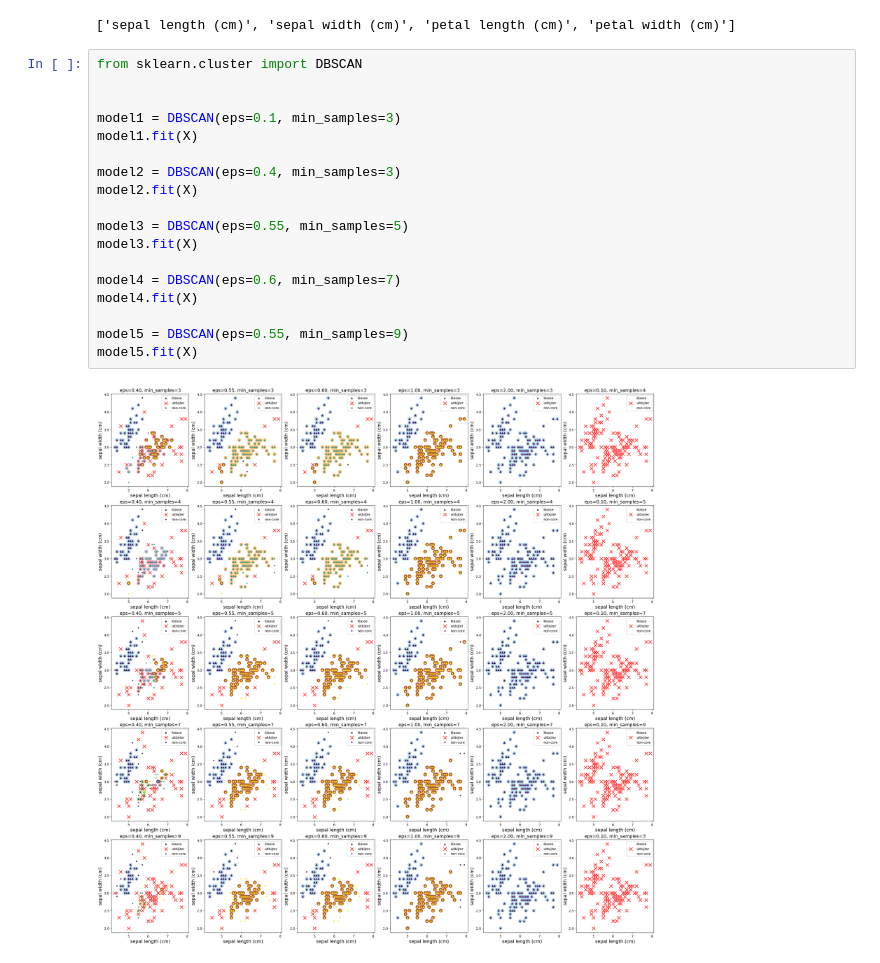
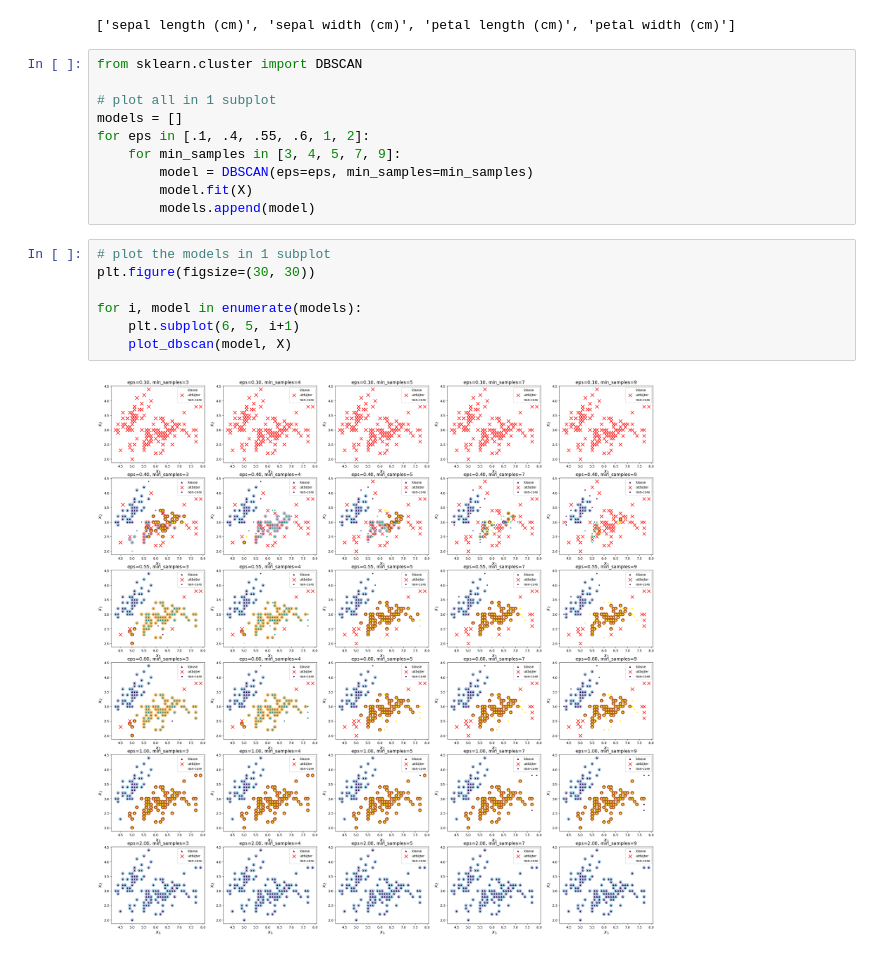
Before and after one commit to graatje/Machine-Learning, a Jupyter notebook: Opdracht DBSCAN.ipynb, the cells around one changed output. Drawn from its saved outputs; the diff is of its cells as text.

Commit message:
hope dbscan fix

```diff
--- a/Opdracht DBSCAN.ipynb
+++ b/Opdracht DBSCAN.ipynb
@@ -62,21 +62,19 @@ print(iris.feature_names)
 # %%
 from sklearn.cluster import DBSCAN
 
-
-model1 = DBSCAN(eps=0.1, min_samples=3)
-model1.fit(X)
-
-model2 = DBSCAN(eps=0.4, min_samples=3)
-model2.fit(X)
-
-model3 = DBSCAN(eps=0.55, min_samples=5)
-model3.fit(X)
-
-model4 = DBSCAN(eps=0.6, min_samples=7)
-model4.fit(X)
-
-model5 = DBSCAN(eps=0.55, min_samples=9)
-model5.fit(X)
+# plot all in 1 subplot
+models = []
+for eps in [.1, .4, .55, .6, 1, 2]:
+    for min_samples in [3, 4, 5, 7, 9]:
+        model = DBSCAN(eps=eps, min_samples=min_samples)
+        model.fit(X)
+        models.append(model)
 # %%
+# plot the models in 1 subplot
+plt.figure(figsize=(30, 30))
+
+for i, model in enumerate(models):
+    plt.subplot(6, 5, i+1)
+    plot_dbscan(model, X)
 # %% [output]
-[figure, old version]
+[figure, new version]
```
Also changed, not shown: parts of 4 cells of this notebook.
